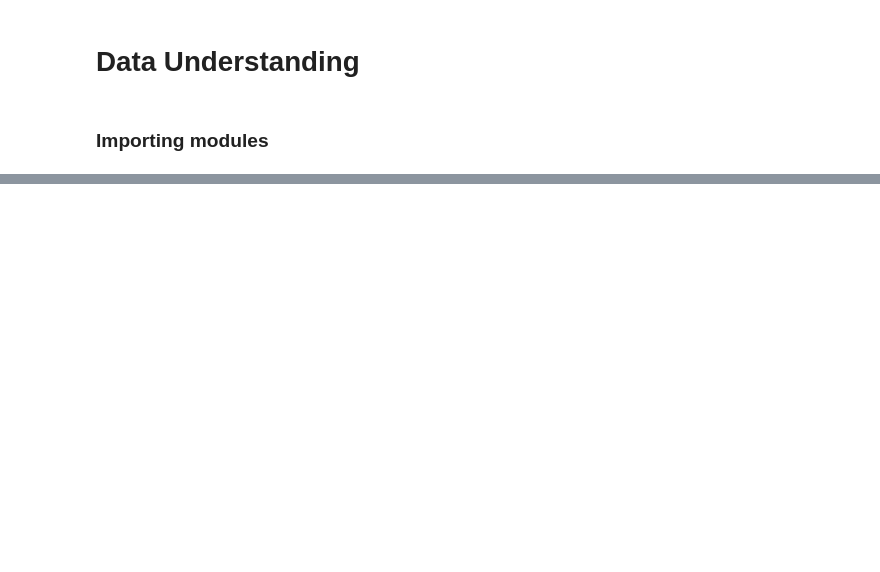
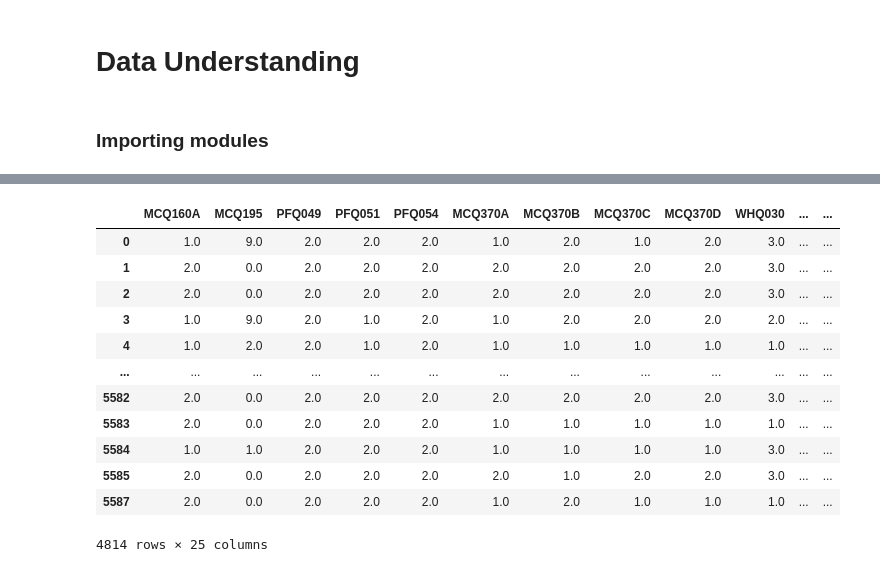
Before and after one commit to mikolajhilgert/jads-dm-project, a Jupyter notebook: Project Code.ipynb, the cells around one changed output, grey strips where cells are left out. Cells and saved outputs as stored; diff of their text form; code cells hidden in the pictures; blank space fills up the shorter version.

```diff
--- a/Project Code.ipynb
+++ b/Project Code.ipynb
@@ -73,0 +246,29 @@ for csv_file in csv_files:
+# %%
+# Set the threshold for the percentage of missing values allowed
+threshold = 0.20
+
+# Calculate the percentage of missing values for each column
+missing_percentage = df.isnull().mean()
+
+# Filter columns that have more than the threshold percentage of missing values
+columns_to_drop = missing_percentage[missing_percentage > threshold].index
+
+# Drop the columns
+test = df.drop(columns=columns_to_drop)
+test.dropna(inplace=True)
+
+test
+# %% [output]
+|  | MCQ160A | MCQ195 | PFQ049 | PFQ051 | PFQ054 | MCQ370A | MCQ370B | MCQ370C | MCQ370D | WHQ030 | ... | ... |
+| 0 | 1.0 | 9.0 | 2.0 | 2.0 | 2.0 | 1.0 | 2.0 | 1.0 | 2.0 | 3.0 | ... | ... |
+| 1 | 2.0 | 0.0 | 2.0 | 2.0 | 2.0 | 2.0 | 2.0 | 2.0 | 2.0 | 3.0 | ... | ... |
+| 2 | 2.0 | 0.0 | 2.0 | 2.0 | 2.0 | 2.0 | 2.0 | 2.0 | 2.0 | 3.0 | ... | ... |
+| 3 | 1.0 | 9.0 | 2.0 | 1.0 | 2.0 | 1.0 | 2.0 | 2.0 | 2.0 | 2.0 | ... | ... |
+| 4 | 1.0 | 2.0 | 2.0 | 1.0 | 2.0 | 1.0 | 1.0 | 1.0 | 1.0 | 1.0 | ... | ... |
+| ... | ... | ... | ... | ... | ... | ... | ... | ... | ... | ... | ... | ... |
+| 5582 | 2.0 | 0.0 | 2.0 | 2.0 | 2.0 | 2.0 | 2.0 | 2.0 | 2.0 | 3.0 | ... | ... |
+| 5583 | 2.0 | 0.0 | 2.0 | 2.0 | 2.0 | 1.0 | 1.0 | 1.0 | 1.0 | 1.0 | ... | ... |
+| 5584 | 1.0 | 1.0 | 2.0 | 2.0 | 2.0 | 1.0 | 1.0 | 1.0 | 1.0 | 3.0 | ... | ... |
+| 5585 | 2.0 | 0.0 | 2.0 | 2.0 | 2.0 | 2.0 | 1.0 | 2.0 | 2.0 | 3.0 | ... | ... |
+| 5587 | 2.0 | 0.0 | 2.0 | 2.0 | 2.0 | 1.0 | 2.0 | 1.0 | 1.0 | 1.0 | ... | ... |
+4814 rows × 25 columns
```
Also changed, not shown: parts of 14 cells of this notebook.
